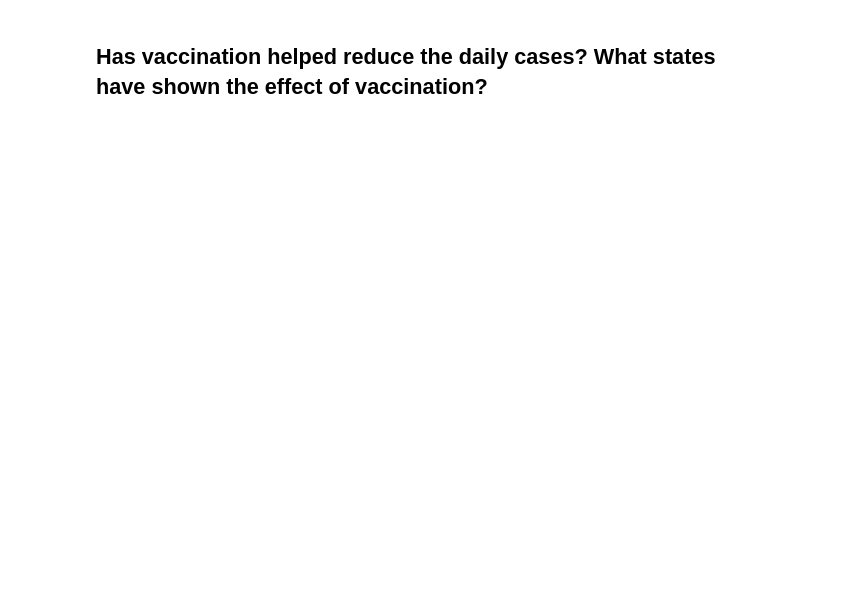
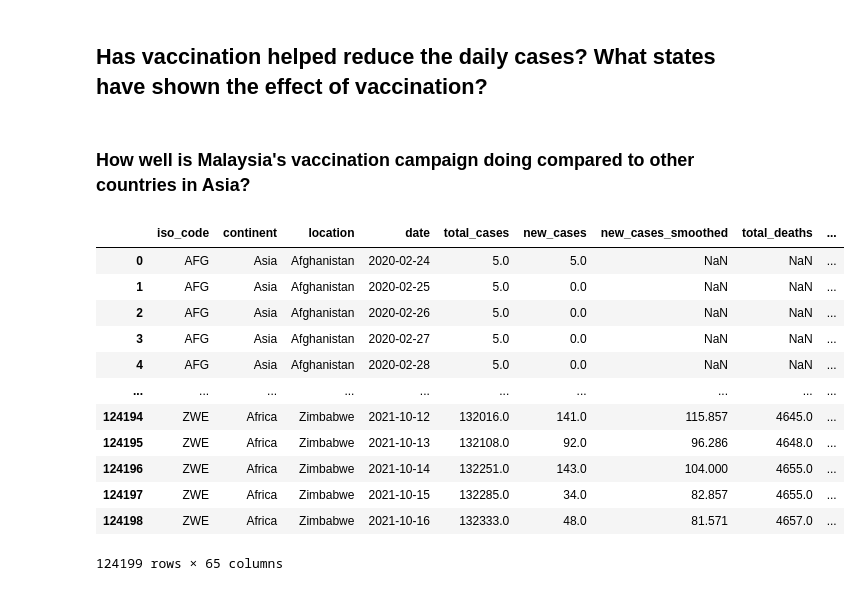
Before and after one commit to sidharrth2002/covid-streamlit-2, a Jupyter notebook: exploration.ipynb, the cells around one changed output. Drawn from its saved outputs; the diff is of its cells as text; code cells hidden in the pictures; blank space fills up the shorter version.

Commit message:
new question answer compare vaccination rate in south east asia

```diff
--- a/exploration.ipynb
+++ b/exploration.ipynb
@@ -1252,0 +1167,19 @@ ValueError: ignored
+# %% [markdown]
+### How well is Malaysia's vaccination campaign doing compared to other countries in Asia?
+# %%
+global_datasets =  pd.read_csv('./global_datasets/owid-covid-data.csv')
+global_datasets
+# %% [output]
+|  | iso_code | continent | location | date | total_cases | new_cases | new_cases_smoothed | total_deaths | ... |
+| 0 | AFG | Asia | Afghanistan | 2020-02-24 | 5.0 | 5.0 | NaN | NaN | ... |
+| 1 | AFG | Asia | Afghanistan | 2020-02-25 | 5.0 | 0.0 | NaN | NaN | ... |
+| 2 | AFG | Asia | Afghanistan | 2020-02-26 | 5.0 | 0.0 | NaN | NaN | ... |
+| 3 | AFG | Asia | Afghanistan | 2020-02-27 | 5.0 | 0.0 | NaN | NaN | ... |
+| 4 | AFG | Asia | Afghanistan | 2020-02-28 | 5.0 | 0.0 | NaN | NaN | ... |
+| ... | ... | ... | ... | ... | ... | ... | ... | ... | ... |
+| 124194 | ZWE | Africa | Zimbabwe | 2021-10-12 | 132016.0 | 141.0 | 115.857 | 4645.0 | ... |
+| 124195 | ZWE | Africa | Zimbabwe | 2021-10-13 | 132108.0 | 92.0 | 96.286 | 4648.0 | ... |
+| 124196 | ZWE | Africa | Zimbabwe | 2021-10-14 | 132251.0 | 143.0 | 104.000 | 4655.0 | ... |
+| 124197 | ZWE | Africa | Zimbabwe | 2021-10-15 | 132285.0 | 34.0 | 82.857 | 4655.0 | ... |
+| 124198 | ZWE | Africa | Zimbabwe | 2021-10-16 | 132333.0 | 48.0 | 81.571 | 4657.0 | ... |
+124199 rows × 65 columns
```
Also changed, not shown: parts of 23 cells of this notebook, 1 other file.
